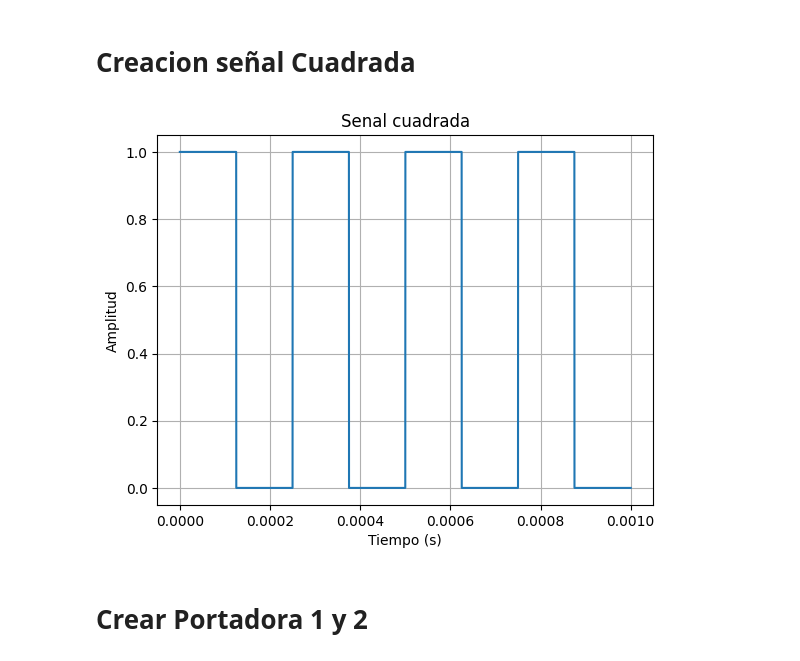
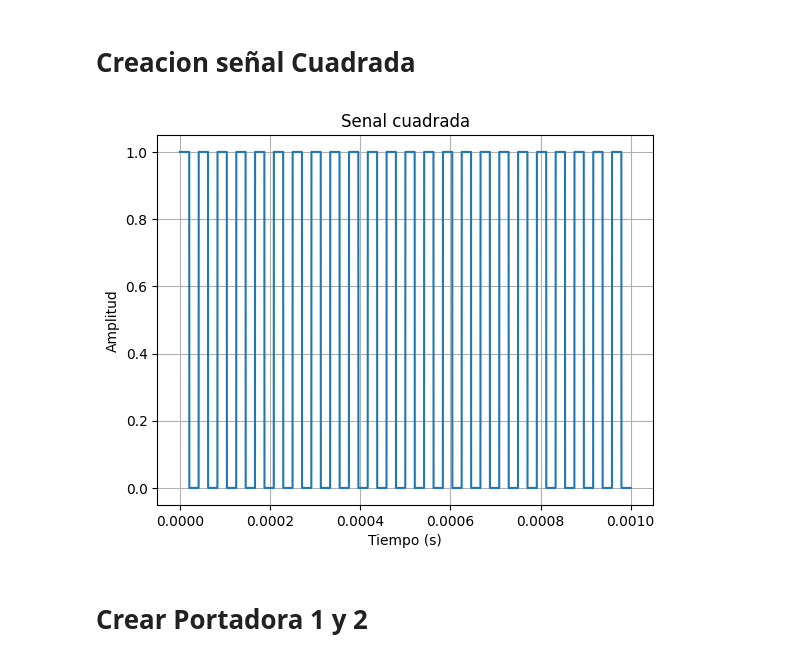
Before and after one commit to jbcgames/Laboratorio_1_Procesamiento, a Jupyter notebook: Proyecto_FM.ipynb, the cells around one changed output. Cells and saved outputs as stored; diff of their text form; code cells hidden in the pictures.

```diff
--- a/Proyecto_FM.ipynb
+++ b/Proyecto_FM.ipynb
@@ -19,35 +19,35 @@ t = numpy.arange(0, 0.001, 1/fs)
 def aplicar_fft(x, fs):
     N = len(x)
     X = numpy.fft.fft(x)
     X = numpy.fft.fftshift(X)  # centrar la FFT
     f = numpy.fft.fftfreq(N, 1/fs)
     f = numpy.fft.fftshift(f)  # centrar las frecuencias
     return f, X
 def señal_cuadrada(f, A, duracion=None):
     x = A * scipy.signal.square(2 * numpy.pi * f * t, duty=0.5)+A
     return t, x
 # Prueba de senal cuadrada
 def señal_cosenoidal(f, A=1):
     x = A * numpy.cos(2 * numpy.pi * f * t )
     return t, x
 # Definir fs para coincidir con la informacion
 
-f2 = 4000     # frecuencia de la senal
+f2 = 24000     # frecuencia de la senal
 A2 = 0.5      # amplitud de la senal
 t2, x2 = señal_cuadrada(f2, A2, 0.01)
 
 #t2, x2 = señal_cosenoidal(f2, A2)
 t_Codificacion = t2
 x_Codificacion = x2
 plt.figure()
 plt.plot(t2, x2)
 plt.title('Senal cuadrada')
 plt.xlabel('Tiempo (s)')
 plt.ylabel('Amplitud')
 plt.grid()
 plt.show()
 # %% [output]
-[figure, old version]
+[figure, new version]
 # %% [markdown]
 #  Crear Portadora 1 y 2
 # %%
```
Also changed, not shown: parts of 6 cells of this notebook, 3 other files.
